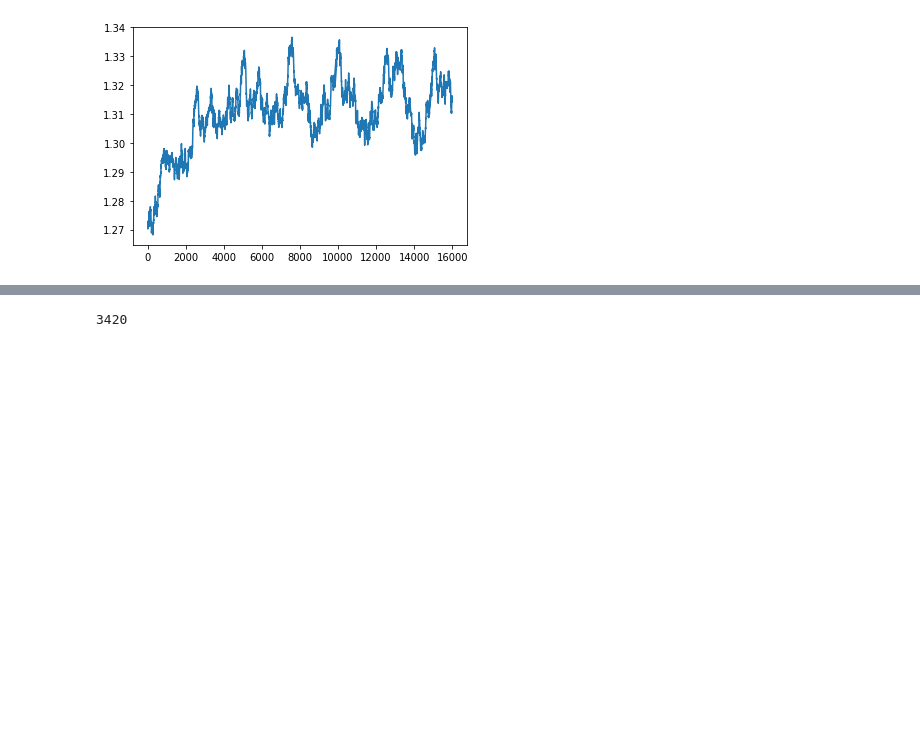
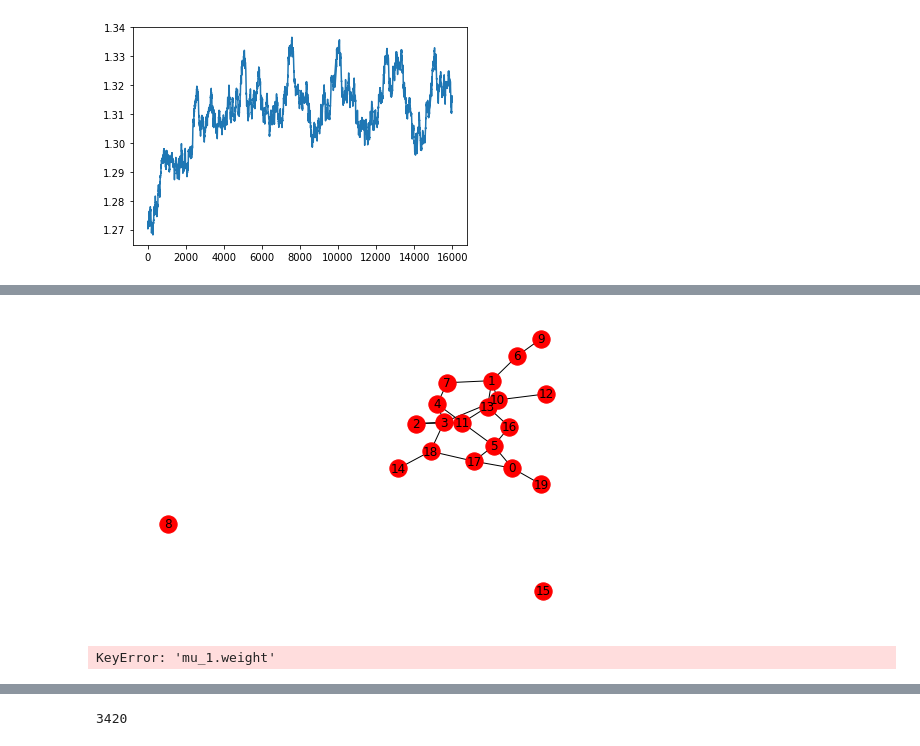
Before and after one commit to louisv123/COLGE, a Jupyter notebook: test.ipynb, the cells around one changed output, grey strips where cells are left out. Cells and saved outputs as stored; diff of their text form; code cells hidden in the pictures; blank space fills up the shorter version.

```diff
--- a/test.ipynb
+++ b/test.ipynb
@@ -1224,0 +1225,10 @@ plt.scatter(result[:, 0], result[:, 1],s=0.5*result[:,2],c=result[:,2])
+# %%
+seed=12
+g = nx.erdos_renyi_graph(n=20, p=0.12, seed=seed)
+nx.draw(g,with_labels=True)
+# %% [output]
+[figure, added]
+# %%
+torch.matmul(torch.from_numpy(nx.adj_matrix(g).todense()).type(torch.FloatTensor),weight['mu_1.weight'])
+# %% [output]
+KeyError: 'mu_1.weight'
```
Also changed, not shown: parts of 21 cells of this notebook, 6 other files.
